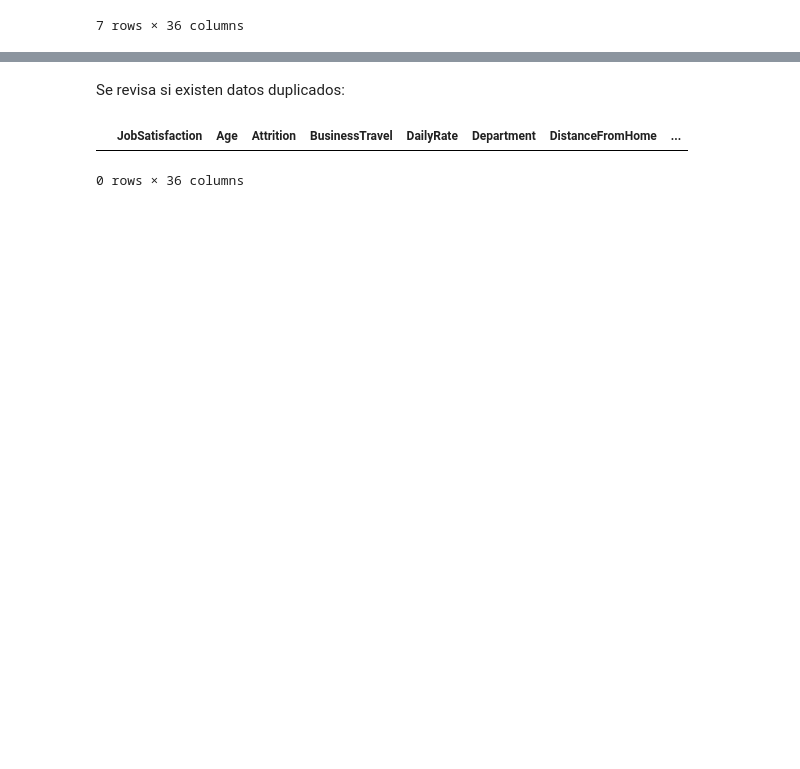
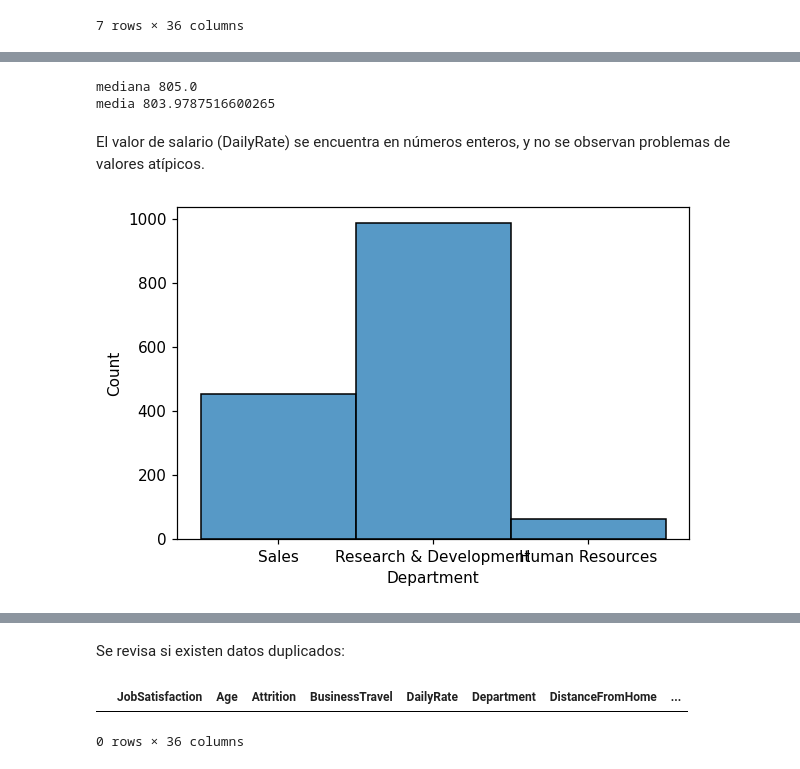
Before and after one commit to davidpolme/Taller3-DataScience, a Jupyter notebook: CDA_Taller3.ipynb, the cells around one changed output, grey strips where cells are left out. Cells and saved outputs as stored; diff of their text form; code cells hidden in the pictures; blank space fills up the shorter version.

```diff
--- a/CDA_Taller3.ipynb
+++ b/CDA_Taller3.ipynb
@@ -300,0 +372,13 @@ data[data['StandardHours'].isnull()]
+# %%
+print("mediana",data['DailyRate'].median())
+print("media",data['DailyRate'].mean())
+# %% [output]
+mediana 805.0
+media 803.9787516600265
+# %% [markdown]
+El valor de salario (DailyRate) se encuentra en números enteros, y no se observan problemas de valores atípicos.
+# %%
+#Department
+ax = sns.histplot(data=data, x="Department")
+# %% [output]
+[figure, added]
```
Also changed, not shown: parts of 37 cells of this notebook.
